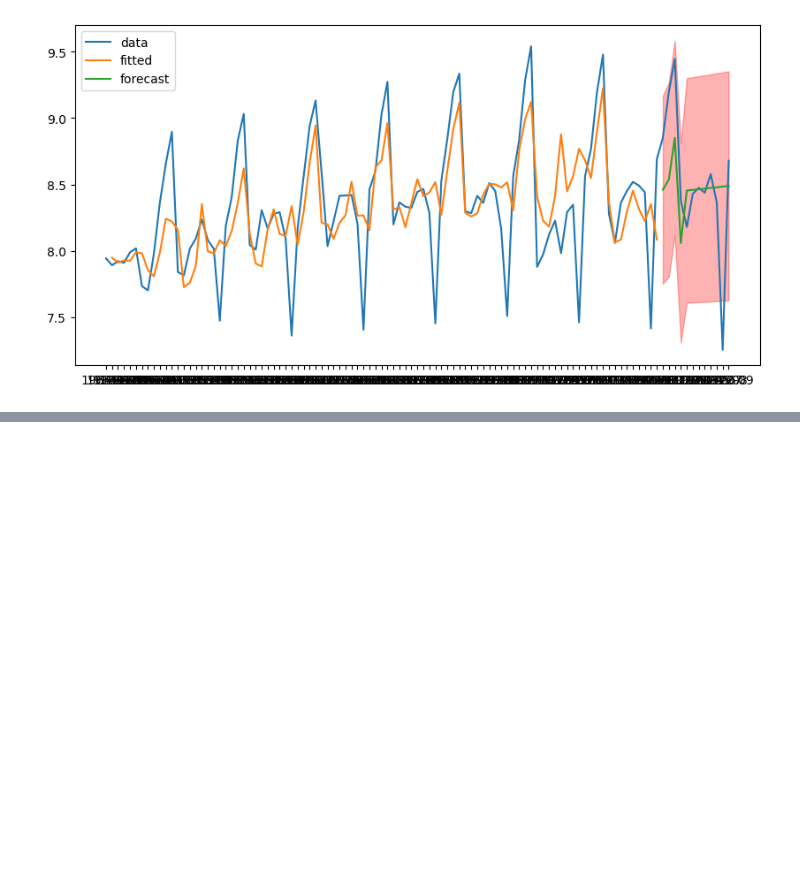
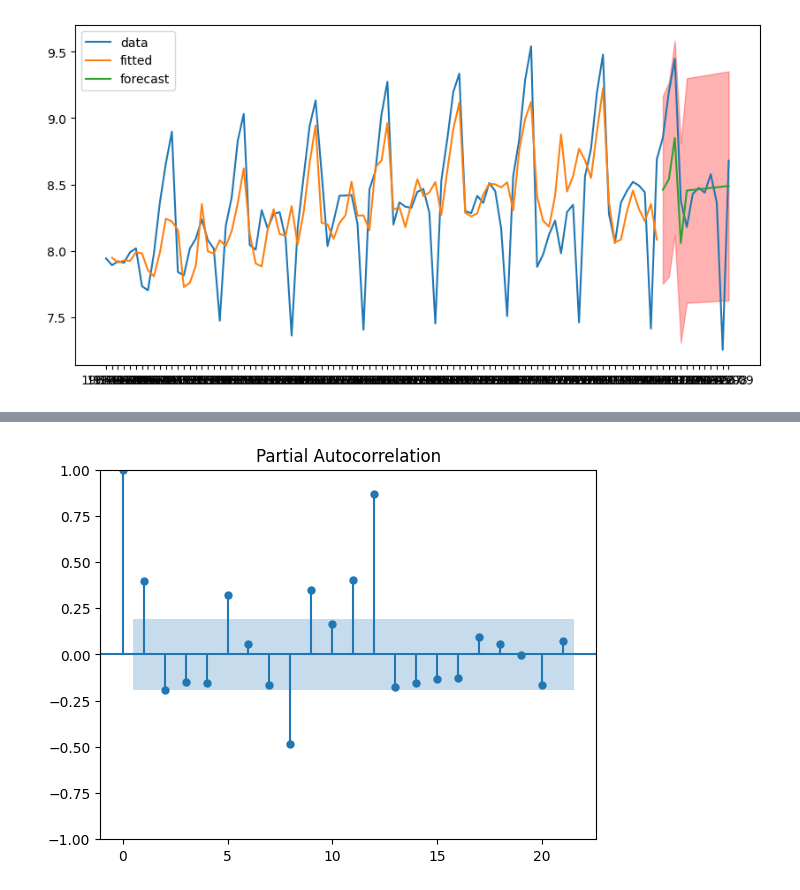
Before and after one commit to yeesem/Time-Series-Data-Analysis, a Jupyter notebook: ARIMA_Champagne.ipynb, the cells around one changed output, grey strips where cells are left out. Cells and saved outputs as stored; diff of their text form; code cells hidden in the pictures; blank space fills up the shorter version.

```diff
--- a/ARIMA_Champagne.ipynb
+++ b/ARIMA_Champagne.ipynb
@@ -251,0 +260,4 @@ r2_score(test['Sales'],test_pred)
+# %%
+plot_pacf(df['LogSales'],method = 'ols');
+# %% [output]
+[figure, added]
```
Also changed, not shown: parts of 16 cells of this notebook.
